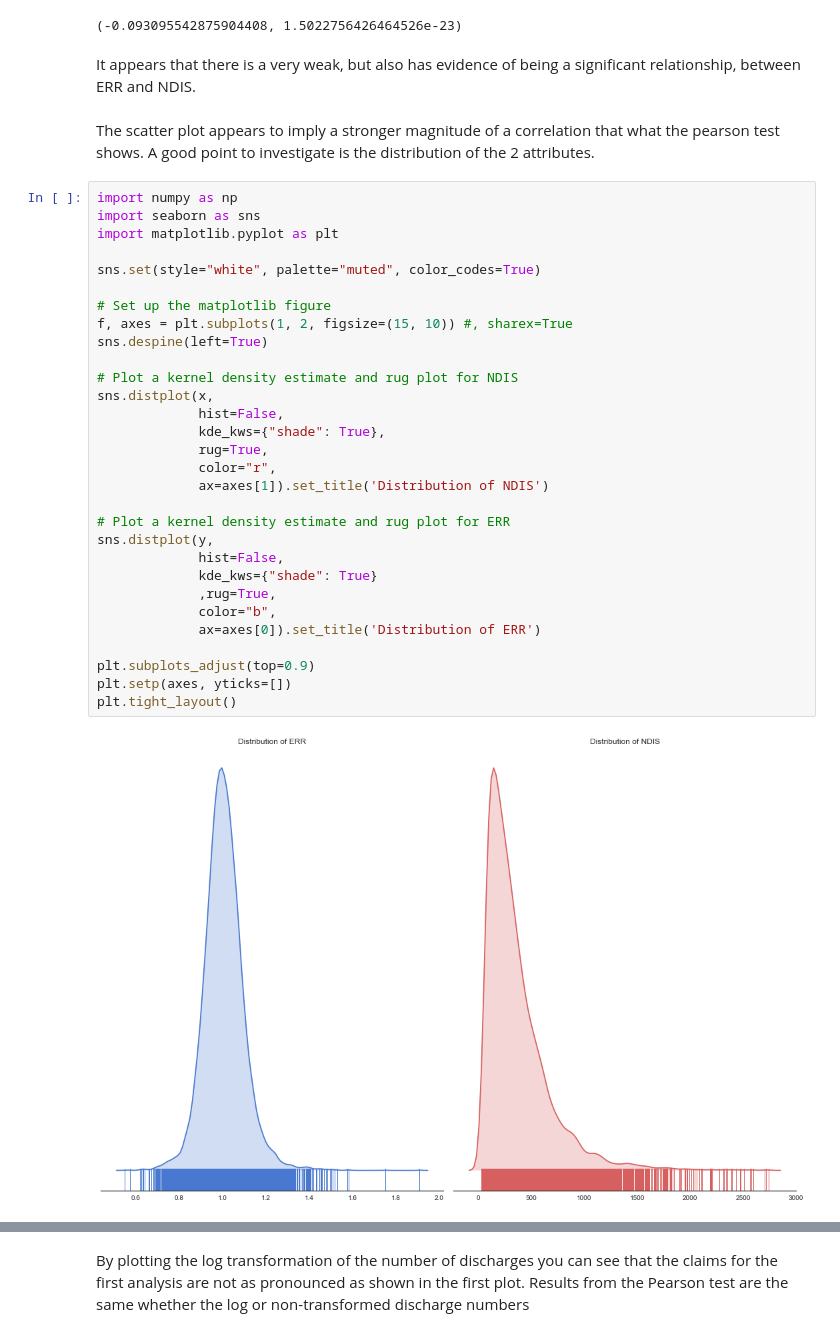
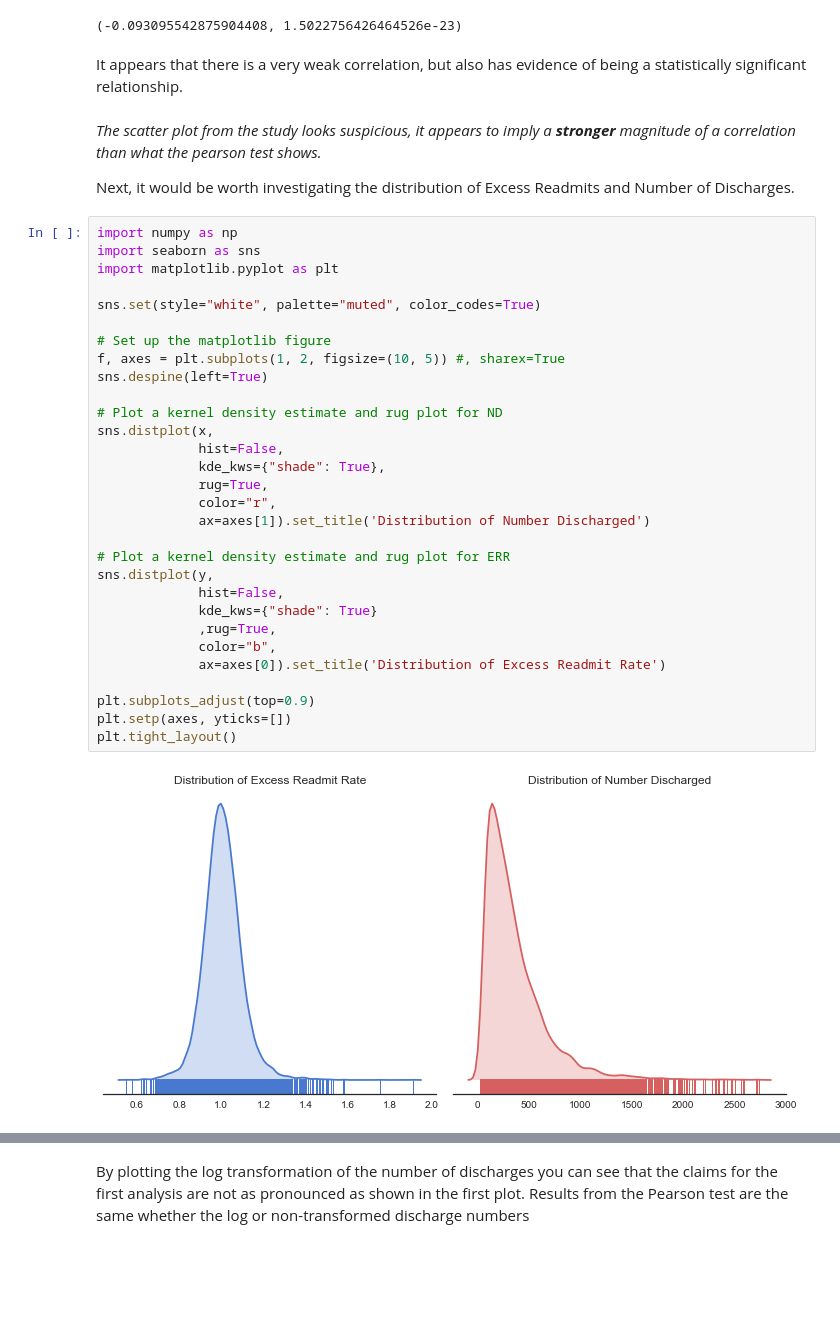
Before and after one commit to KKONZ/CDS, a Jupyter notebook: sliderule_dsi_inferential_statistics_exercise_3.ipynb, the cells around one changed output, grey strips where cells are left out. Drawn from its saved outputs; the diff is of its cells as text; blank space fills up the shorter version.

Commit message:
update plots and language

```diff
--- a/sliderule_dsi_inferential_statistics_exercise_3.ipynb
+++ b/sliderule_dsi_inferential_statistics_exercise_3.ipynb
@@ -127,39 +127,41 @@ stats.pearsonr(x,y)
 # %% [output]
 (-0.093095542875904408, 1.5022756426464526e-23)
 # %% [markdown]
-It appears that there is a very weak, but also has evidence of being a significant relationship, between ERR and NDIS.
+It appears that there is a very weak correlation, but also has evidence of being a statistically significant relationship.
 # %% [markdown]
-The scatter plot appears to imply a stronger magnitude of a correlation that what the pearson test shows. A good point to investigate is the distribution of the 2 attributes.
+*The scatter plot from the study looks suspicious, it appears to imply a __stronger__ magnitude of a correlation than what the pearson test shows.*
+
+Next, it would be worth investigating the distribution of Excess Readmits and Number of Discharges.
 # %%
 import numpy as np
 import seaborn as sns
 import matplotlib.pyplot as plt
 
 sns.set(style="white", palette="muted", color_codes=True)
 
 # Set up the matplotlib figure
-f, axes = plt.subplots(1, 2, figsize=(15, 10)) #, sharex=True
+f, axes = plt.subplots(1, 2, figsize=(10, 5)) #, sharex=True
 sns.despine(left=True)
 
-# Plot a kernel density estimate and rug plot for NDIS
+# Plot a kernel density estimate and rug plot for ND
 sns.distplot(x,
              hist=False,
              kde_kws={"shade": True},
              rug=True,
              color="r",
-             ax=axes[1]).set_title('Distribution of NDIS')
+             ax=axes[1]).set_title('Distribution of Number Discharged')
 
 # Plot a kernel density estimate and rug plot for ERR
 sns.distplot(y,
              hist=False,
              kde_kws={"shade": True}
              ,rug=True,
              color="b",
-             ax=axes[0]).set_title('Distribution of ERR')
+             ax=axes[0]).set_title('Distribution of Excess Readmit Rate')
 
 plt.subplots_adjust(top=0.9)
 plt.setp(axes, yticks=[])
 plt.tight_layout()
 # %% [output]
-[figure, old version]
+[figure, new version]
 # %% [markdown]
```
Also changed, not shown: parts of 5 cells of this notebook.
